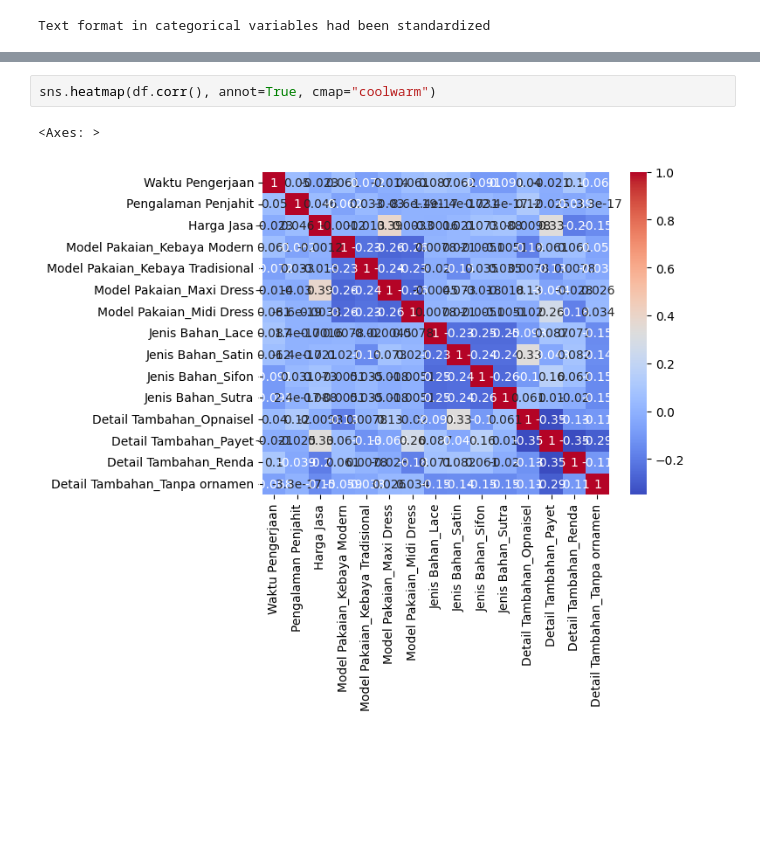
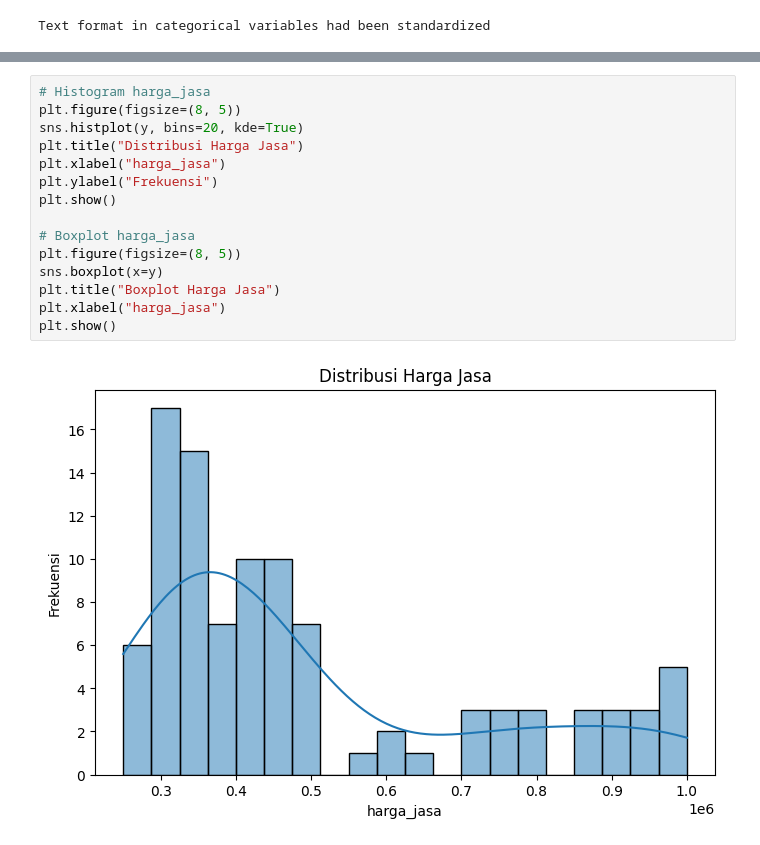
Before and after one commit to adzkykhairany/tailor-price-predictor, a Jupyter notebook: src/model.ipynb, the cells around one changed output, grey strips where cells are left out. Saved outputs shown, nothing was run; the diff lists cells and outputs as text; blank space fills up the shorter version.

```diff
--- a/src/model.ipynb
+++ b/src/model.ipynb
@@ -186,5 +194,17 @@ plt.show()
-# %%
-sns.heatmap(df.corr(), annot=True, cmap="coolwarm")
-# %% [output]
-<Axes: >
-[figure, removed]
+# %%
+# Histogram harga_jasa
+plt.figure(figsize=(8, 5))
+sns.histplot(y, bins=20, kde=True)
+plt.title("Distribusi Harga Jasa")
+plt.xlabel("harga_jasa")
+plt.ylabel("Frekuensi")
+plt.show()
+
+# Boxplot harga_jasa
+plt.figure(figsize=(8, 5))
+sns.boxplot(x=y)
+plt.title("Boxplot Harga Jasa")
+plt.xlabel("harga_jasa")
+plt.show()
+# %% [output]
+[figure, added]
```
Also changed, not shown: parts of 33 cells of this notebook.
